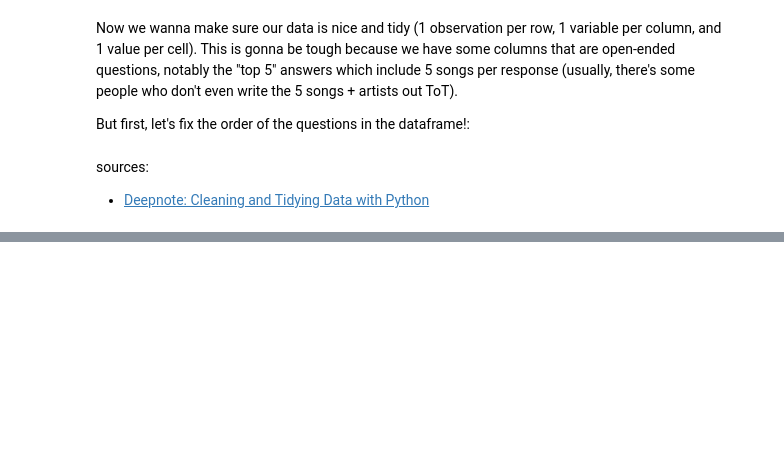
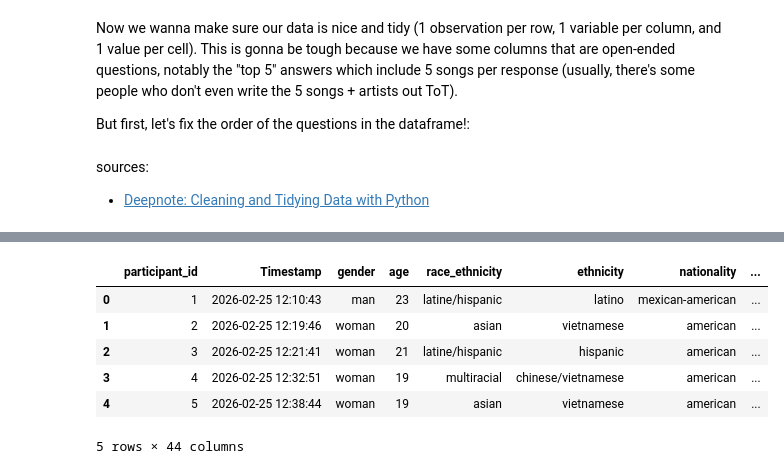
Before and after one commit to aranzahv4/music-motivation-survey-repo, a Jupyter notebook: notebooks/preparing_survey_data.ipynb, the cells around one changed output, grey strips where cells are left out. Saved outputs shown, nothing was run; the diff lists cells and outputs as text; code cells hidden in the pictures; blank space fills up the shorter version.

```diff
--- a/notebooks/preparing_survey_data.ipynb
+++ b/notebooks/preparing_survey_data.ipynb
@@ -631,0 +654,16 @@ sources:
+# %%
+# loading in claude.ai's processed data:
+
+csv_file_claude = '../data/processed/survey_analysis_ready.csv'
+
+survey_claude_df = pd.read_csv(csv_file_claude)
+
+survey_claude_df.head()
+# %% [output]
+|  | participant_id | Timestamp | gender | age | race_ethnicity | ethnicity | nationality | ... |
+| 0 | 1 | 2026-02-25 12:10:43 | man | 23 | latine/hispanic | latino | mexican-american | ... |
+| 1 | 2 | 2026-02-25 12:19:46 | woman | 20 | asian | vietnamese | american | ... |
+| 2 | 3 | 2026-02-25 12:21:41 | woman | 21 | latine/hispanic | hispanic | american | ... |
+| 3 | 4 | 2026-02-25 12:32:51 | woman | 19 | multiracial | chinese/vietnamese | american | ... |
+| 4 | 5 | 2026-02-25 12:38:44 | woman | 19 | asian | vietnamese | american | ... |
+5 rows × 44 columns
```
Also changed, not shown: parts of 14 cells of this notebook, 4 other files.
